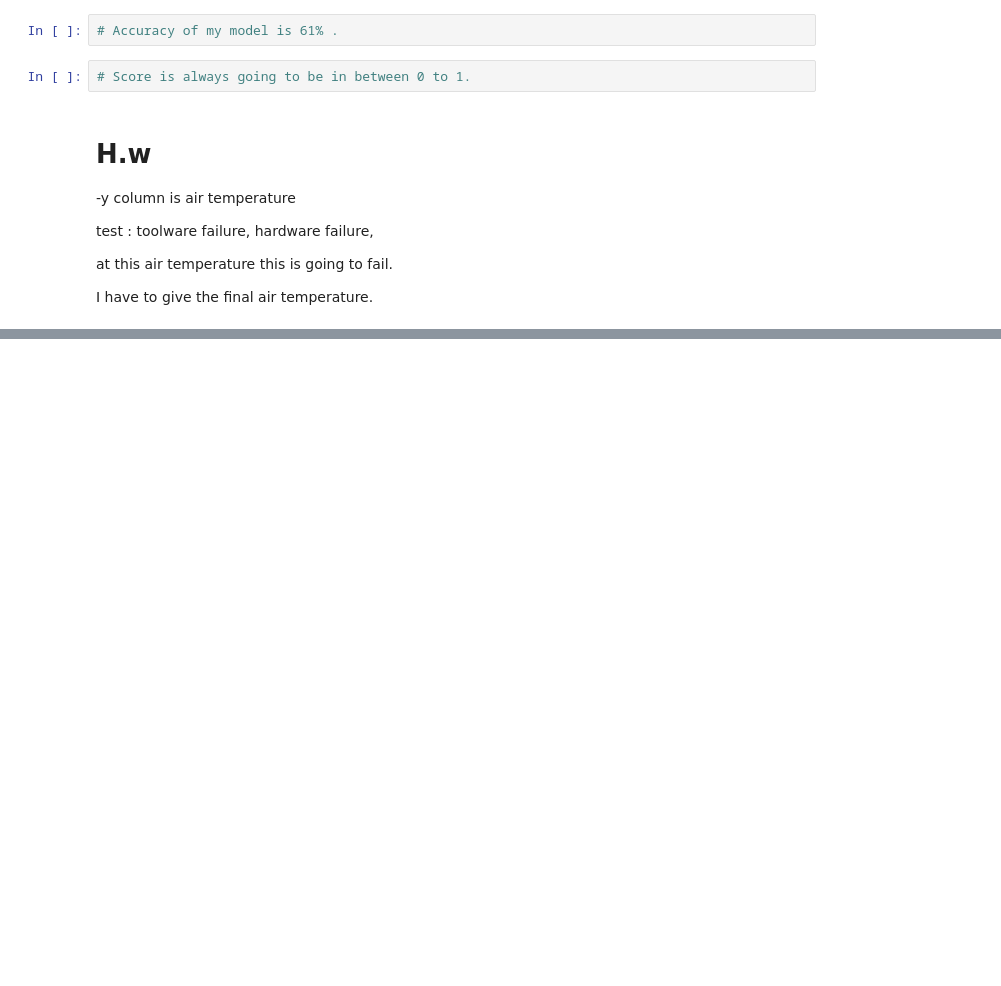
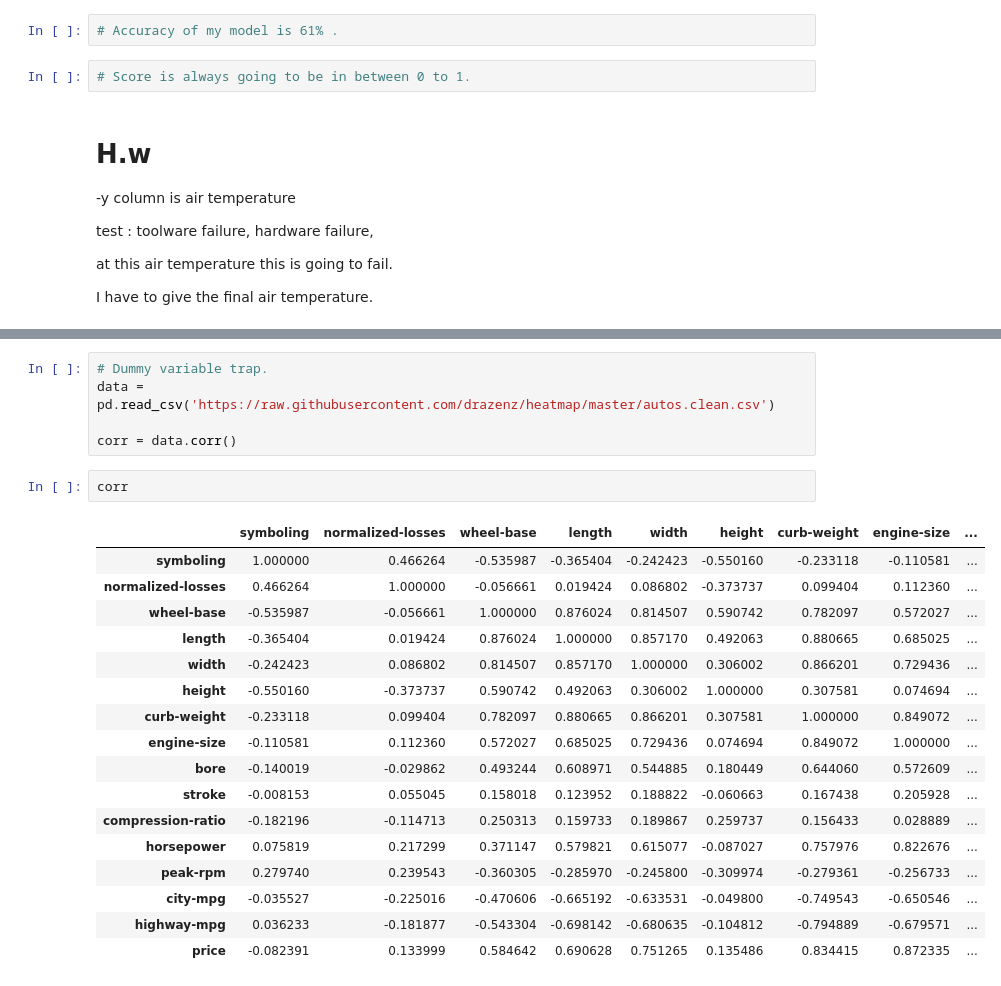
Before and after one commit to sanjeev49/Assignments, a Jupyter notebook: Class lectures/Machine Learning/1 .Linear Regression.ipynb, the cells around one changed output, grey strips where cells are left out. Saved outputs shown, nothing was run; the diff lists cells and outputs as text; blank space fills up the shorter version.

```diff
--- a/Class lectures/Machine Learning/1 .Linear Regression.ipynb
+++ b/Class lectures/Machine Learning/1 .Linear Regression.ipynb
@@ -167,0 +380,25 @@ I have to give the final air temperature.
+# %%
+# Dummy variable trap.
+data = pd.read_csv('https://raw.githubusercontent.com/drazenz/heatmap/master/autos.clean.csv')
+
+corr = data.corr()
+# %%
+corr
+# %% [output]
+|  | symboling | normalized-losses | wheel-base | length | width | height | curb-weight | engine-size | ... |
+| symboling | 1.000000 | 0.466264 | -0.535987 | -0.365404 | -0.242423 | -0.550160 | -0.233118 | -0.110581 | ... |
+| normalized-losses | 0.466264 | 1.000000 | -0.056661 | 0.019424 | 0.086802 | -0.373737 | 0.099404 | 0.112360 | ... |
+| wheel-base | -0.535987 | -0.056661 | 1.000000 | 0.876024 | 0.814507 | 0.590742 | 0.782097 | 0.572027 | ... |
+| length | -0.365404 | 0.019424 | 0.876024 | 1.000000 | 0.857170 | 0.492063 | 0.880665 | 0.685025 | ... |
+| width | -0.242423 | 0.086802 | 0.814507 | 0.857170 | 1.000000 | 0.306002 | 0.866201 | 0.729436 | ... |
+| height | -0.550160 | -0.373737 | 0.590742 | 0.492063 | 0.306002 | 1.000000 | 0.307581 | 0.074694 | ... |
+| curb-weight | -0.233118 | 0.099404 | 0.782097 | 0.880665 | 0.866201 | 0.307581 | 1.000000 | 0.849072 | ... |
+| engine-size | -0.110581 | 0.112360 | 0.572027 | 0.685025 | 0.729436 | 0.074694 | 0.849072 | 1.000000 | ... |
+| bore | -0.140019 | -0.029862 | 0.493244 | 0.608971 | 0.544885 | 0.180449 | 0.644060 | 0.572609 | ... |
+| stroke | -0.008153 | 0.055045 | 0.158018 | 0.123952 | 0.188822 | -0.060663 | 0.167438 | 0.205928 | ... |
+| compression-ratio | -0.182196 | -0.114713 | 0.250313 | 0.159733 | 0.189867 | 0.259737 | 0.156433 | 0.028889 | ... |
+| horsepower | 0.075819 | 0.217299 | 0.371147 | 0.579821 | 0.615077 | -0.087027 | 0.757976 | 0.822676 | ... |
+| peak-rpm | 0.279740 | 0.239543 | -0.360305 | -0.285970 | -0.245800 | -0.309974 | -0.279361 | -0.256733 | ... |
+| city-mpg | -0.035527 | -0.225016 | -0.470606 | -0.665192 | -0.633531 | -0.049800 | -0.749543 | -0.650546 | ... |
+| highway-mpg | 0.036233 | -0.181877 | -0.543304 | -0.698142 | -0.680635 | -0.104812 | -0.794889 | -0.679571 | ... |
+| price | -0.082391 | 0.133999 | 0.584642 | 0.690628 | 0.751265 | 0.135486 | 0.834415 | 0.872335 | ... |
```
Also changed, not shown: parts of 31 cells of this notebook, 46 other files.
